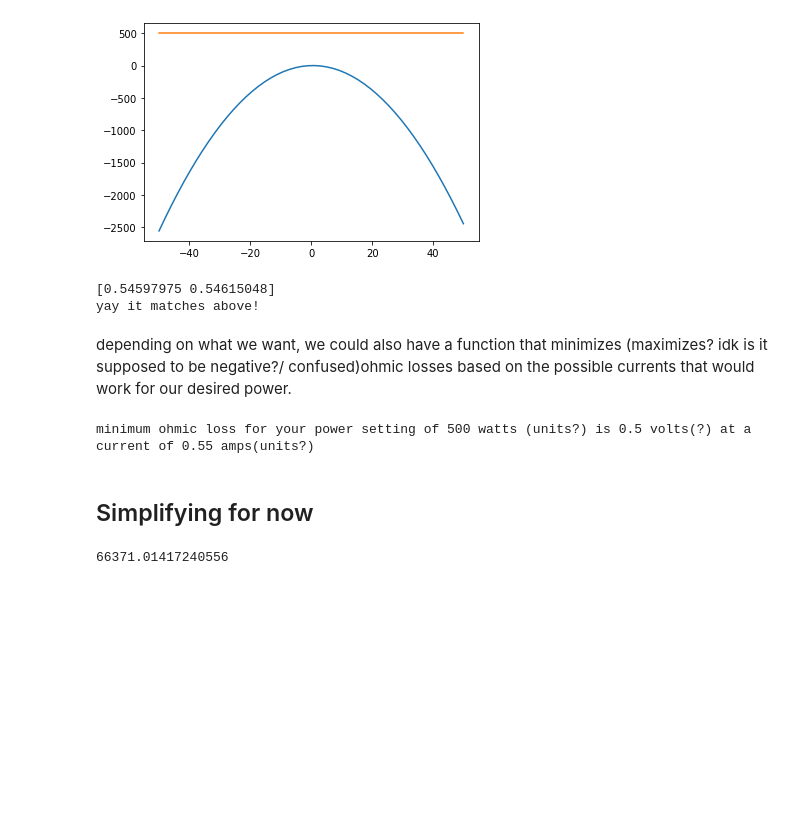
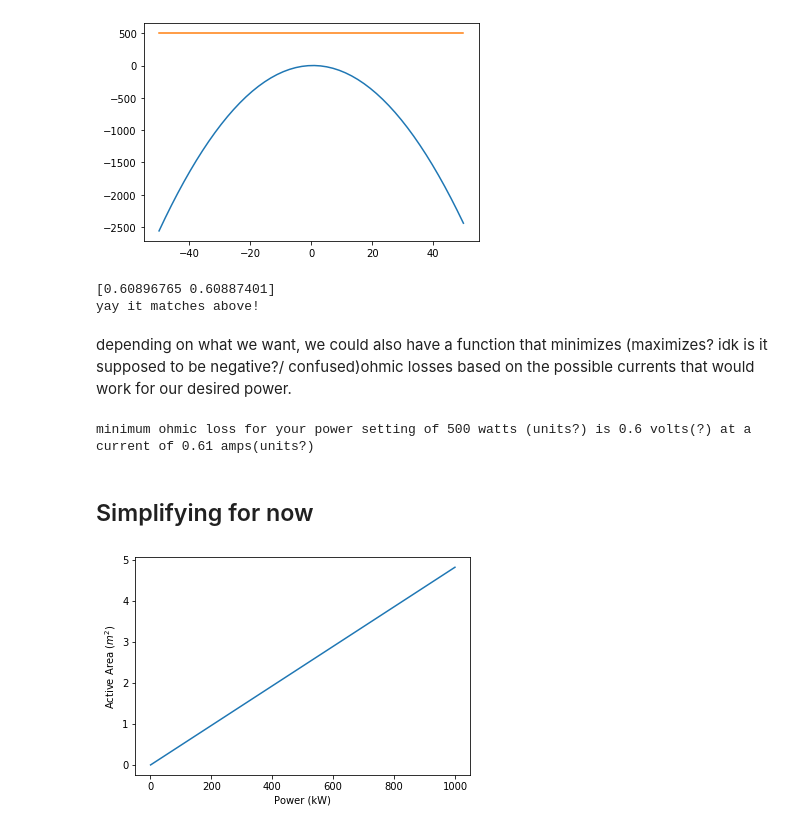
Before and after one commit to MaryLouNadeau/Zochas, a Jupyter notebook: Techno_econ_model.ipynb, the cells around one changed output. Cells and saved outputs as stored; diff of their text form; code cells hidden in the pictures; blank space fills up the shorter version.

Commit message:
edited reversible voltage calculation

```diff
--- a/Techno_econ_model.ipynb
+++ b/Techno_econ_model.ipynb
@@ -24,14 +24,18 @@ def Nernst(temp,Concentrations):
     Takes molar concentrations of the oxidant and reductant at the cathode and anode
     Returns the standard open circuit voltage of a STACK?
     '''
-    E0_C = 0.401 #V vs SHE
-    E0_A = -.763 #V vs SHE
+    E0_C = 0.401 #V vs SHE for cathode (air electrode)
+    E0_A = -.763 #V vs SHE for anode (zinc electrode)
     R = 8.3144626 #J/mol-K
     F = 96485.33212 #C/mol
     T = temp
     z = 2 #electrons?? lol
-    c_C_ox,c_A_red,c_C_red,c_A_ox = Concentrations
+    C_O2, C_air_OH, C_zinc_zincate, C_zinc_OH = Concentrations
 
-    U_rev = (E0_C - E0_A) + R*T*(z*F)**(-1) * np.log(c_C_ox*c_A_red/(c_C_red*c_A_ox))
+    E_C = E0_C + R*T*(z*F)**(-1)* np.log(C_O2**0.5/C_air_OH**2)
+    E_A = E0_A + R*T*(z*F)**(-1)* np.log(C_zinc_zincate/C_zinc_OH**4)
+
+    #U_rev = (E0_C - E0_A) + R*T*(z*F)**(-1) * np.log(c_C_ox*c_A_red/(c_C_red*c_A_ox))
+    U_rev = E_C - E_A
 
     return U_rev
@@ -179,7 +185,7 @@ current_maybe = least_squares(objective_function, [-1000,100],args=([Power]))
 print(current_maybe.x )
 print('yay it matches above!')
 # %% [output]
-[0.54597975 0.54615048]
+[0.60896765 0.60887401]
 yay it matches above!
 # %% [markdown]
 depending on what we want, we could also have a function that minimizes (maximizes? idk is it supposed to be negative?/ confused)ohmic losses based on the possible currents that would work for our desired power.
@@ -199,26 +205,48 @@ def minimize_ohmic_losses(possible_currents):
 answer = minimize_ohmic_losses(current_maybe.x)
 print('minimum ohmic loss for your power setting of %d watts (units?) is %.1f volts(?) at a current of %.2f amps(units?)'%(Power, *answer))
 # %% [output]
-minimum ohmic loss for your power setting of 500 watts (units?) is 0.5 volts(?) at a current of 0.55 amps(units?)
+minimum ohmic loss for your power setting of 500 watts (units?) is 0.6 volts(?) at a current of 0.61 amps(units?)
 # %% [markdown]
 ## Simplifying for now
 # %%
-E0_C = 0.401 #V vs SHE
-E0_A = -.763 #V vs SHE
-V_cell = E0_C - E0_A
+#E0_C = 0.401 #V vs SHE
+#E0_A = -.763 #V vs SHE
+#V_cell = E0_C - E0_A
 # C_O2 = .21/22.4/1000 #mol O2 per cm^3
-C_O2_paper = .008452 #mol/dm^3
-C_O2 = C_O2_paper/1000 #mol/cm^3
 
-#The relationship between k_f (cm/s) and Voltage (V) from kinetics proj.
-k_f = 6e-5 * np.exp(4.7921*V_cell) #cm/s
 
-i_k_amps = F*k_f*C_O2 # [C/mol * cm/s * mol/cm^3 = C/s-cm^2] = amps/cm^2
-i_k_mA = i_k_amps*1000
-i_k = i_k_mA
 
 P = 1000 #kW
-A_required = P*(F*k_f*C_O2*V_cell)**(-1) #cm^2
-A_required
+def area_needed(power):
+
+    F = 96485.33212 #C/mol
+    C_O2_paper = .008452 #mol/dm^3
+    C_O2 = C_O2_paper/1000 #mol/cm^3
+
+    V_cell = Nernst(298, [0.2095,6,0.2,6])
+
+    #The relationship between k_f (cm/s) and Voltage (V) from kinetics proj.
+    k_f = 6e-5 * np.exp(4.7921*V_cell) #cm/s
+
+    i_k_amps = F*k_f*C_O2 # [C/mol * cm/s * mol/cm^3 = C/s-cm^2] = amps/cm^2
+    i_k_mA = i_k_amps*1000
+    i_k = i_k_mA
+
+    A_required = power*(F*k_f*C_O2*V_cell)**(-1) #cm^2
+    A_required_m = A_required/10000 #m^2
+
+    return A_required_m
-# %% [output]
-66371.01417240556
+# %%
+powers = np.linspace(1,1000)
+areas = np.ones_like(powers)
+for i in range(len(powers)):
+    areas[i] = area_needed(powers[i])
+
+
+plt.plot(powers,areas)
+#plt.xlabel('Power')
+plt.ylabel('Active Area ($m^2$)')
+plt.xlabel('Power (kW)')
+plt.show()
+# %% [output]
+[figure, added]
```
Also changed, not shown: parts of 4 cells of this notebook.
